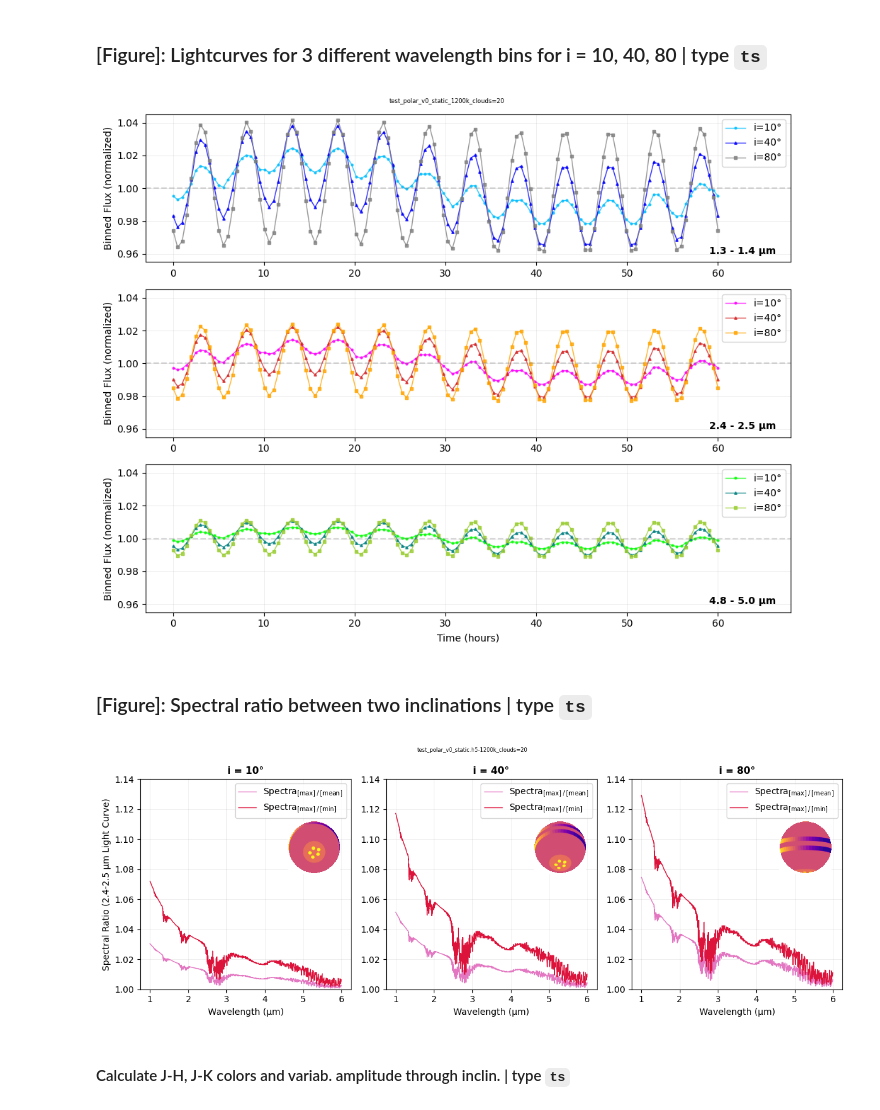
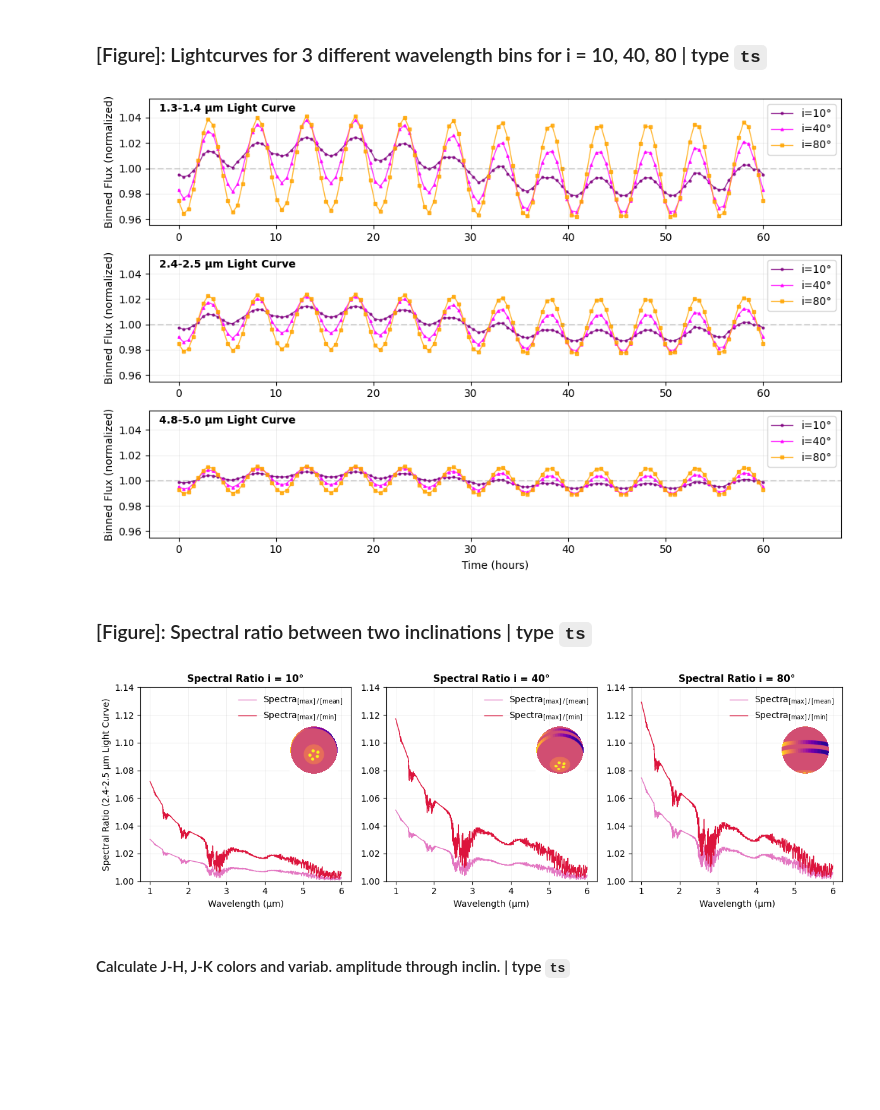
Before and after one commit to fudanguyen/polarVortexJwst, a Jupyter notebook: spec_module/customFigs.ipynb, the cells around one changed output. Saved outputs shown, nothing was run; the diff lists cells and outputs as text; code cells hidden in the pictures; blank space fills up the shorter version.

```diff
--- a/spec_module/customFigs.ipynb
+++ b/spec_module/customFigs.ipynb
@@ -20,8 +20,8 @@ if not os.path.exists(plotDir):
     os.makedirs(plotDir)
 print("Saving plots to ", plotDir)
 
-test = True
-# test = False
+# test = True
+test = False
 # %% [output]
 Saving plots to  /Users/nguyendat/Documents/GitHub/polarVortexJwst/paperPlots
 # %% [markdown]
@@ -232,7 +220,7 @@ save = True
 # save = False
 codename = photrunName_td + '-' + default_specConfigName
 
-fig, axes = plt.subplots(2, 6, figsize=(12, 4.5))
+fig, axes = plt.subplots(2, 6, figsize=(10, 4))
 
 if test: fig.suptitle(codename, fontsize=6)
 
@@ -251,6 +239,15 @@ for i, inclin in enumerate(['30', '70']):
         for spine in ax.spines.values():
             spine.set_visible(False)
 
+## add a vertical colorbar
+cbar_ax = fig.add_axes([1.02, 0.15, 0.01, 0.7])  # [left, bottom, width, height]
+cbar = fig.colorbar(plt.cm.ScalarMappable(cmap='plasma', norm=plt.Normalize(vmin=80, vmax=150)),
+                    cax=cbar_ax)
+cbar.set_label(r'Cloud thickness (f$_\mathrm{sed}$)', fontsize=12)
+# change ticks to 1.0 - 1.2
+cbar.set_ticks([80, 115, 150])
+cbar.set_ticklabels(['1', '1.1', '1.2'])
+
 plt.tight_layout()
 handle = f'atmo_images_{codename}.pdf'
 save_path = os.path.join(plotDir, handle)
@@ -283,7 +280,7 @@ save = True
 normalize = True
 codename = photrunName_ts[:-3] + '_' + default_specConfigName
 
-fig, axs = plt.subplots(3, 1, figsize=(10, 8))
+fig, axs = plt.subplots(3, 1, figsize=(10, 6.5))
 if test: fig.suptitle(codename, fontsize=6)
 
 wavebin = [ (1.3, 1.4),
@@ -296,9 +293,7 @@ linestyles = ['-', '-', '-']
 # map linestyles to wavemin and create a dictionary
 
 # Define colors for different inclinations
-colors = [['deepskyblue', 'blue', 'gray'],
-            ['magenta', 'tab:red', 'orange'],
-            ['lime', 'teal', 'yellowgreen']]
+colors = ['purple', 'magenta', 'orange']
 
 for i, (wmin, wmax) in enumerate(wavebin):
     ax = axs[i]
@@ -315,7 +310,7 @@ for i, (wmin, wmax) in enumerate(wavebin):
 
         ax.plot(time_ts, flux_ts,
                 marker=markerstyles[j], linestyle=linestyles[j],
-                alpha=0.8, color=colors[i][j],
+                alpha=0.8, color=colors[j],
                 linewidth=1, markersize=2+0.5*j,
                 label=f'i={inclin}°')
 
@@ -325,11 +320,11 @@ for i, (wmin, wmax) in enumerate(wavebin):
     else: ax.set_ylabel('Binned Flux (erg/cm²/s/Hz)')
 
     ax.set_xlim(-3, 68)
-    if normalize: ax.set_ylim(0.955, 1.045)
+    if normalize: ax.set_ylim(0.955, 1.055)
     ax.legend(),
     ax.grid(True, alpha=0.3, lw=0.5)
     ax.axhline(1, ls='--', color='gray', alpha=0.3)
-    ax.text(59, 0.96, f'{wmin} - {wmax} μm', fontsize=10, weight='bold')
+    ax.text(-2, 1.045, f'{wmin}-{wmax} μm Light Curve', fontsize=10, weight='bold')
 
 plt.tight_layout()
 handle = f'lightcurves_bins_{codename}.pdf'
@@ -339,7 +334,7 @@ if save:
 plt.show()
 plt.close(fig)
 # %% [output]
-[figure, old version]
+[figure, new version]
 # %% [markdown]
 ### [Figure]: Spectral ratio between two inclinations | type `ts`
 # %%
@@ -348,7 +343,7 @@ save = True
 normalize = True
 codename = photrunName_ts[:-3] + '-' + default_specConfigName
 
-fig, axs = plt.subplots(1, 3, figsize=(12, 4.5))
+fig, axs = plt.subplots(1, 3, figsize=(12, 4))
 if test: fig.suptitle(photrunName_ts + '-' + default_specConfigName, fontsize=6)
 
 # wmin, wmax = 1.3, 1.4
@@ -370,36 +365,36 @@ for j, inclin in enumerate(inc_array):
     framemid, _, spectramid = specs_ts[inclin][mid_id].values()
     framemin, _, spectramin = specs_ts[inclin][min_id].values()
 
     ax.plot(wave, spectramax/spectramid, lw=1, ls='-',
             label=r'Spectra$_\mathrm{ [max] \:/\: [mean]}$', c='tab:pink')
     ax.plot(wave, spectramax/spectramin, lw=1, ls='-',
             label=r'Spectra$_\mathrm{ [max] \:/\: [min]}$', c='crimson')
 
     # plot small inset of atmosphere image
     inset_ax = ax.inset_axes([0.7, 0.55, 0.25, 0.25])
     frame_id = 23
     inset_ax.imshow(codecs_ts[inclin][frame_id]['composite'], cmap='plasma')
     inset_ax.set_xticks([]), inset_ax.set_yticks([])
     # turn off the border
     for spine in inset_ax.spines.values():
         spine.set_visible(False)
 
     ax.set_xlabel('Wavelength (μm)', fontsize=10)
     if j==0: ax.set_ylabel(f'Spectral Ratio ({wmin}-{wmax} μm Light Curve)', fontsize=10)
-    ax.set_title(f'i = {inclin}°', fontsize=11, weight='bold')
-    ax.legend(fontsize=10)
+    ax.set_title(f'Spectral Ratio i = {inclin}°', fontsize=11, weight='bold')
+    ax.legend(fontsize=10, frameon=False)
     ax.grid(True, alpha=0.3, lw=0.5)
     ax.set_ylim(1.0, 1.14)
 
 plt.tight_layout()
 handle = f'spectral_ratio_{codename}.pdf'
 save_path = os.path.join(plotDir, handle)
 if save:
     plt.savefig(save_path, dpi=300, bbox_inches='tight')
 plt.show()
 plt.close(fig)
 # %% [output]
-[figure, old version]
+[figure, new version]
 # %% [markdown]
 #### Calculate J-H, J-K colors and variab. amplitude through inclin. | type `ts`
 # %%
```
Also changed, not shown: parts of 15 cells of this notebook, 25 other files.
